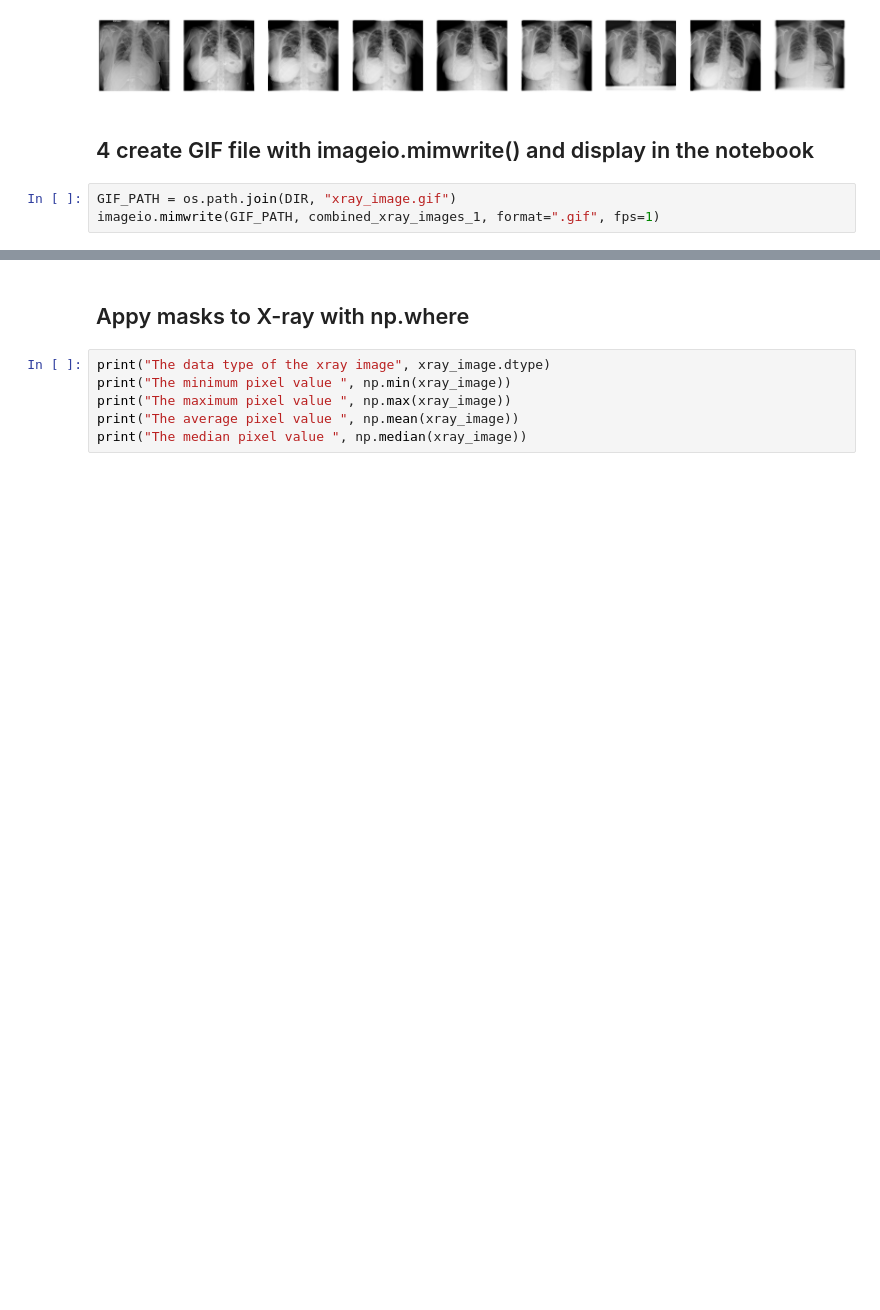
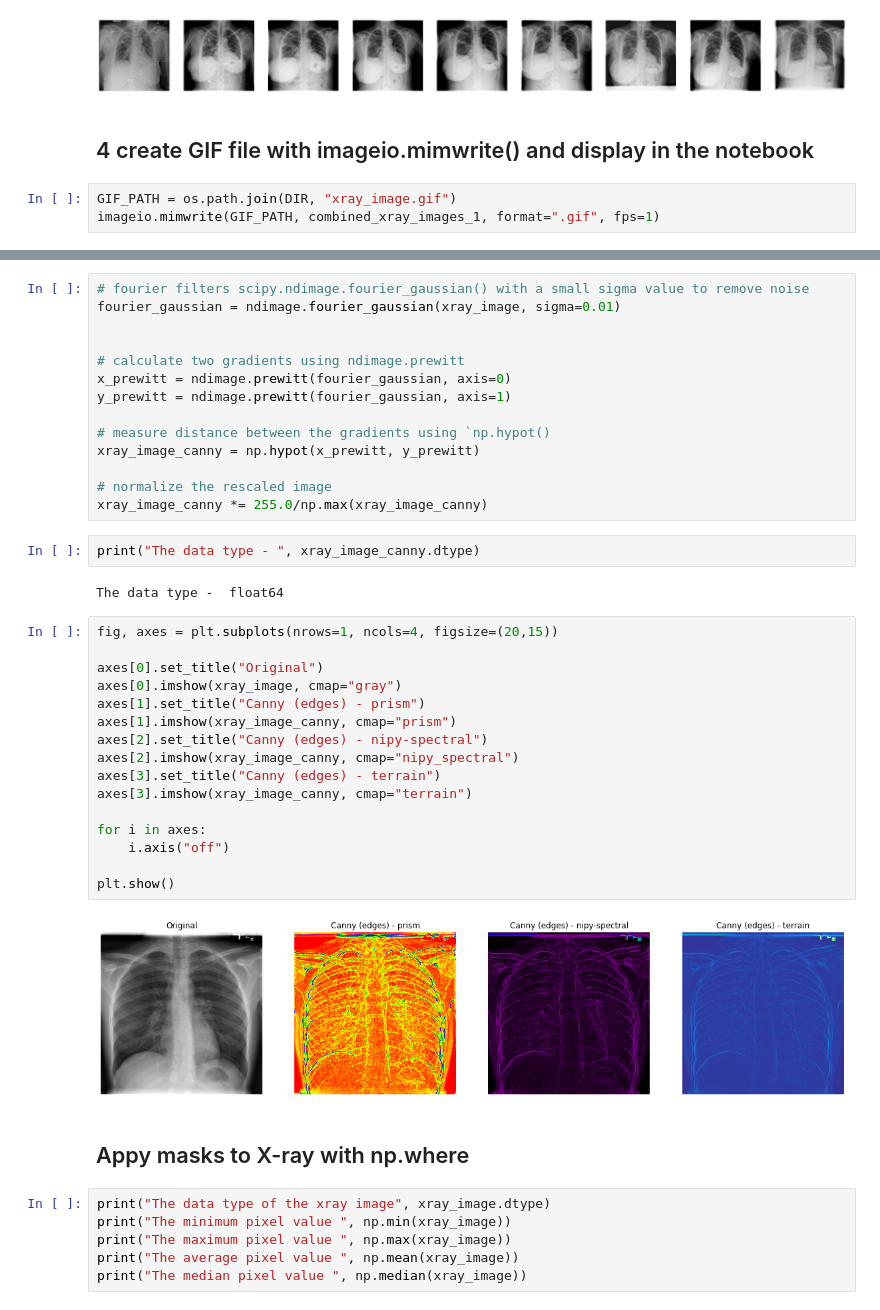
Before and after one commit to NilSagor/dataset_practice, a Jupyter notebook: xray_analysis/Xray Image Analysis.ipynb, the cells around one changed output, grey strips where cells are left out. Cells and saved outputs as stored; diff of their text form; blank space fills up the shorter version.

Commit message:
canny filter

```diff
--- a/xray_analysis/Xray Image Analysis.ipynb
+++ b/xray_analysis/Xray Image Analysis.ipynb
@@ -73,3 +92,39 @@ imageio.mimwrite(GIF_PATH, combined_xray_images_1, format=".gif", fps=1)
+# %%
+# fourier filters scipy.ndimage.fourier_gaussian() with a small sigma value to remove noise
+fourier_gaussian = ndimage.fourier_gaussian(xray_image, sigma=0.01)
+
+
+# calculate two gradients using ndimage.prewitt
+x_prewitt = ndimage.prewitt(fourier_gaussian, axis=0)
+y_prewitt = ndimage.prewitt(fourier_gaussian, axis=1)
+
+# measure distance between the gradients using `np.hypot()
+xray_image_canny = np.hypot(x_prewitt, y_prewitt)
+
+# normalize the rescaled image
+xray_image_canny *= 255.0/np.max(xray_image_canny)
+# %%
+print("The data type - ", xray_image_canny.dtype)
+# %% [output]
+The data type -  float64
+# %%
+fig, axes = plt.subplots(nrows=1, ncols=4, figsize=(20,15))
+
+axes[0].set_title("Original")
+axes[0].imshow(xray_image, cmap="gray")
+axes[1].set_title("Canny (edges) - prism")
+axes[1].imshow(xray_image_canny, cmap="prism")
+axes[2].set_title("Canny (edges) - nipy-spectral")
+axes[2].imshow(xray_image_canny, cmap="nipy_spectral")
+axes[3].set_title("Canny (edges) - terrain")
+axes[3].imshow(xray_image_canny, cmap="terrain")
+
+for i in axes:
+    i.axis("off")
+
+plt.show()
+# %% [output]
+[figure, added]
 # %% [markdown]
 ## Appy masks to X-ray with np.where
 # %%
```
Also changed, not shown: parts of 6 cells of this notebook.
